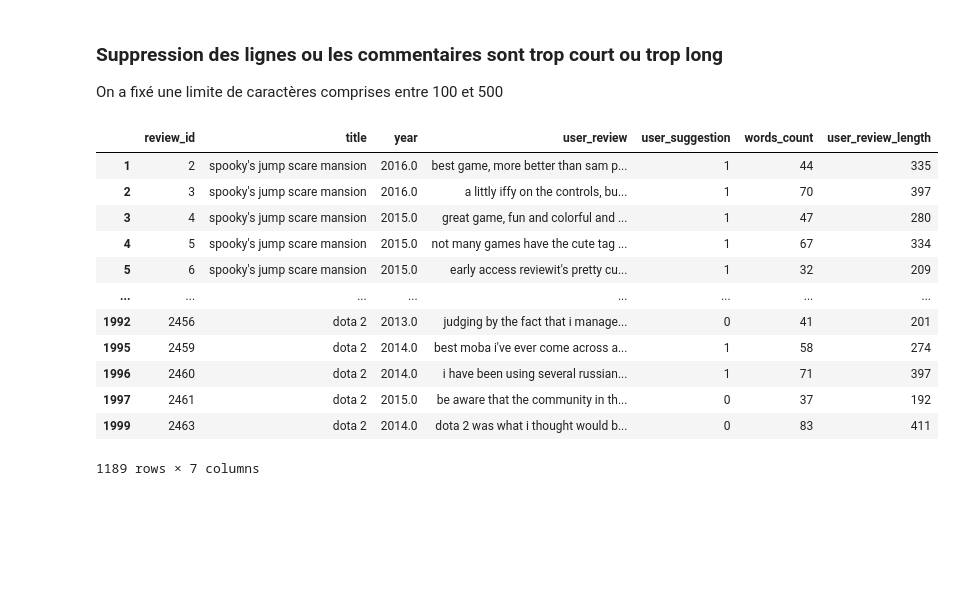
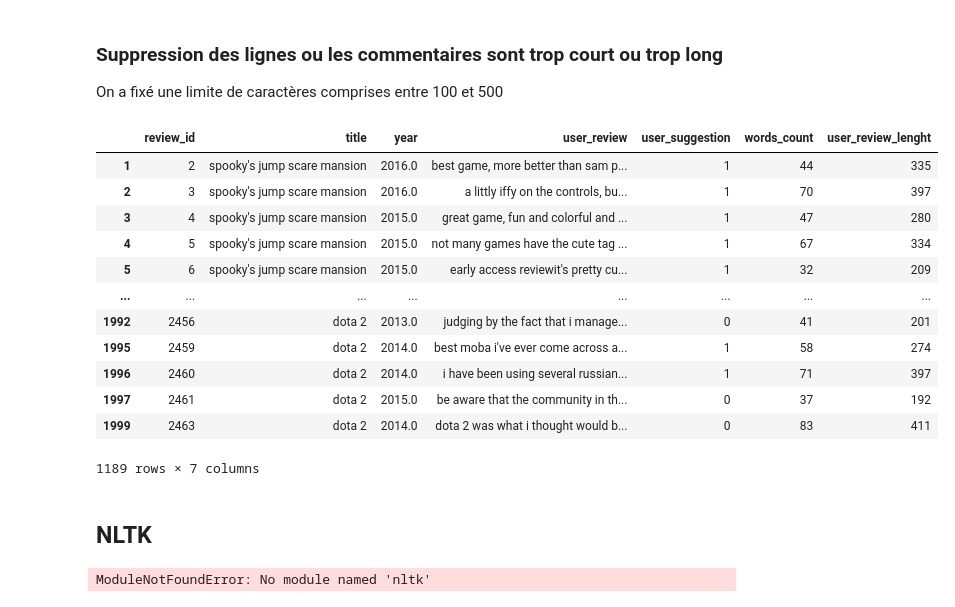
Before and after one commit to Harsisis/MachineLearning_TP, a Jupyter notebook: machineLearning/TP3/main.ipynb, the cells around one changed output. Cells and saved outputs as stored; diff of their text form; code cells hidden in the pictures; blank space fills up the shorter version.

Commit message:
length and lenght

```diff
--- a/machineLearning/TP3/main.ipynb
+++ b/machineLearning/TP3/main.ipynb
@@ -72,10 +70,10 @@ data1
 ### Suppression des lignes ou les commentaires sont trop court ou trop long
 On a fixé une limite de caractères comprises entre 100 et 500
 # %%
-data1 = data1.query("user_review_lenght >= 100 and user_review_length <= 500")
+data1 = data1.query("user_review_lenght >= 100 and user_review_lenght <= 500")
 data1
 # %% [output]
-|  | review_id | title | year | user_review | user_suggestion | words_count | user_review_length |
+|  | review_id | title | year | user_review | user_suggestion | words_count | user_review_lenght |
 | 1 | 2 | spooky's jump scare mansion | 2016.0 | best game, more better than sam p... | 1 | 44 | 335 |
 | 2 | 3 | spooky's jump scare mansion | 2016.0 | a littly iffy on the controls, bu... | 1 | 70 | 397 |
 | 3 | 4 | spooky's jump scare mansion | 2015.0 | great game, fun and colorful and ... | 1 | 47 | 280 |
@@ -88,3 +86,15 @@ data1
 | 1997 | 2461 | dota 2 | 2015.0 | be aware that the community in th... | 0 | 37 | 192 |
 | 1999 | 2463 | dota 2 | 2014.0 | dota 2 was what i thought would b... | 0 | 83 | 411 |
 1189 rows × 7 columns
+# %% [markdown]
+## NLTK
+# %%
+from nltk.corpus import stopwords
+from nltk.tokenize import word_tokenize
+from nltk.stem import PorterSteamer
+from nltk.stem import WordNetLemmatizer
+
+stopwords = set(stopwords.words('english'))
+tokens = nltk.word_tokenize(sentence)
+# %% [output]
+ModuleNotFoundError: No module named 'nltk'
```
Also changed, not shown: parts of 2 cells of this notebook.
